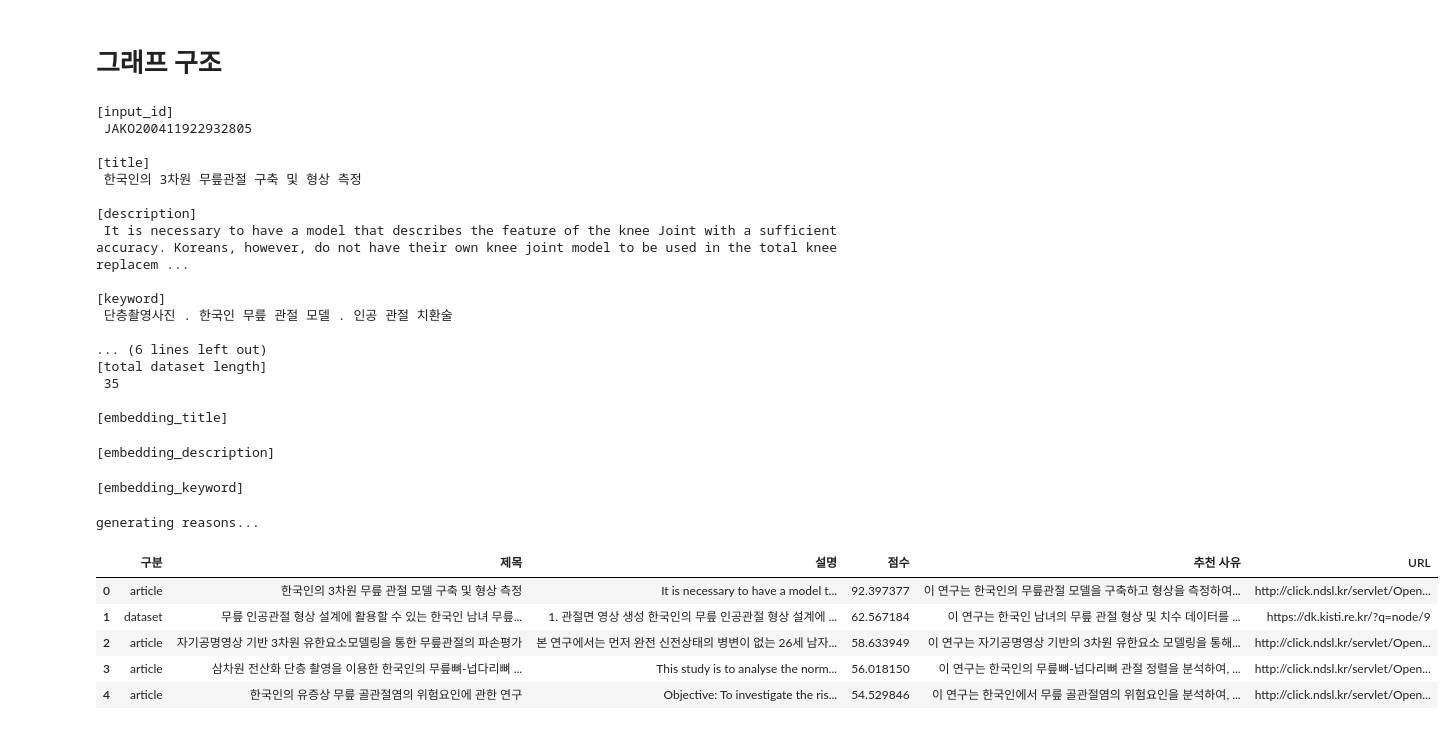
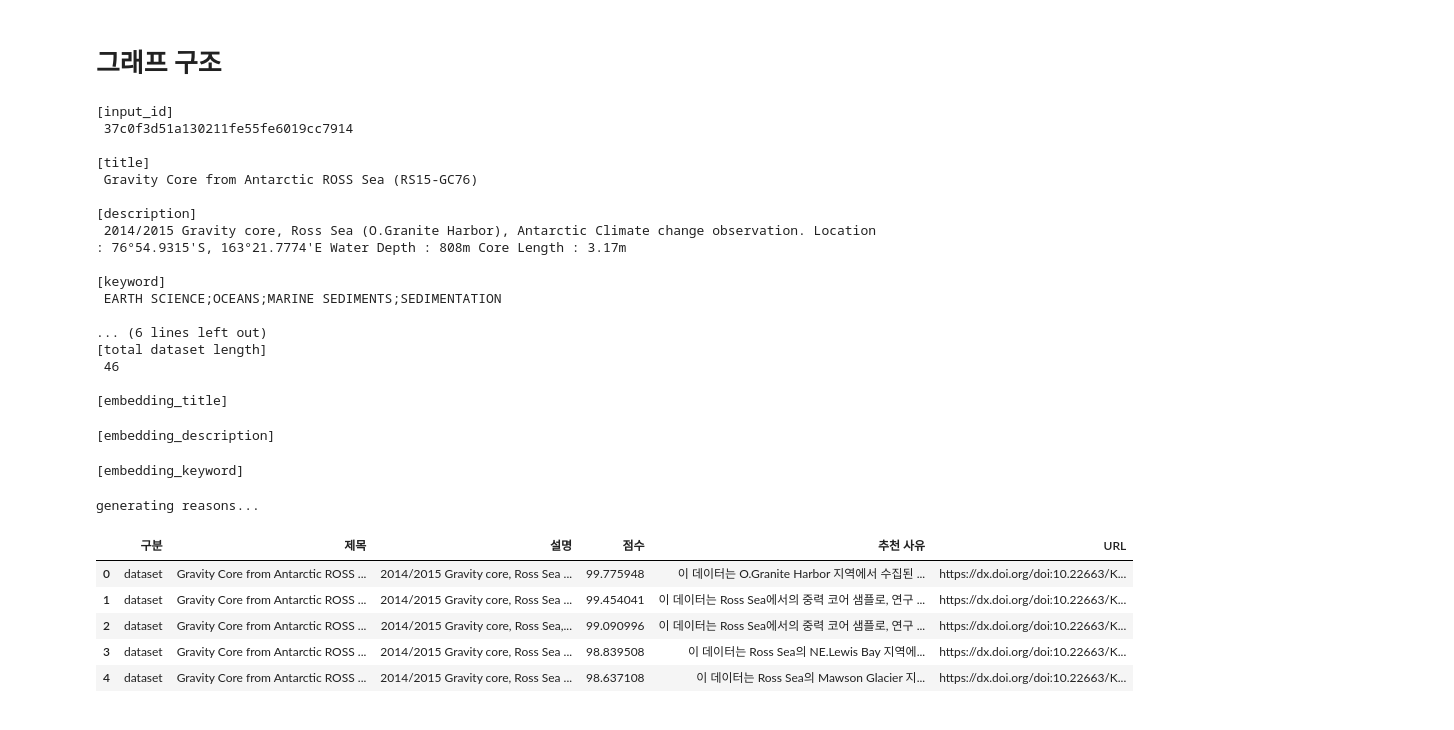
Before and after one commit to semistone97/kisti_recommender, a Jupyter notebook: notebooks/model.ipynb, the cells around one changed output. Drawn from its saved outputs; the diff is of its cells as text; code cells hidden in the pictures.

```diff
--- a/notebooks/model.ipynb
+++ b/notebooks/model.ipynb
@@ -645,44 +662,44 @@ def build_graph():
 
 graph = build_graph()
 # %%
-input_id = 'JAKO200411922932805'
-input_category = 'article'
+# input_id = 'JAKO200411922932805'
+# input_category = 'article'
 
-# input_id = 'b37f0c9413eeb7c45f6fe31cbe3a41ef'
-# input_category = 'dataset'
+input_id = '37c0f3d51a130211fe55fe6019cc7914'
+input_category = 'dataset'
 
 print('[input_id]\n', input_id)
 
 res = graph.invoke({
     'input_id': input_id,
     'input_category': input_category,
 })
 
 display(res['result_df'])
 # %% [output]
 [input_id]
- JAKO200411922932805
+ 37c0f3d51a130211fe55fe6019cc7914
 
 [title]
- 한국인의 3차원 무릎관절 구축 및 형상 측정
+ Gravity Core from Antarctic ROSS Sea (RS15-GC76)
 
 [description]
- It is necessary to have a model that describes the feature of the knee Joint with a sufficient accuracy. Koreans, however, do not have their own knee joint model to be used in the total knee replacem ...
+ 2014/2015 Gravity core, Ross Sea (O.Granite Harbor), Antarctic Climate change observation. Location : 76°54.9315'S, 163°21.7774'E Water Depth : 808m Core Length : 3.17m
 
 [keyword]
- 단층촬영사진 . 한국인 무릎 관절 모델 . 인공 관절 치환술
+ EARTH SCIENCE;OCEANS;MARINE SEDIMENTS;SEDIMENTATION
 
 ... (6 lines left out)
 [total dataset length]
- 35
+ 46
 
 [embedding_title]
 [embedding_description]
 [embedding_keyword]
 generating reasons...
 |  | 구분 | 제목 | 설명 | 점수 | 추천 사유 | URL |
-| 0 | article | 한국인의 3차원 무릎 관절 모델 구축 및 형상 측정 | It is necessary to have a model t... | 92.397377 | 이 연구는 한국인의 무릎관절 모델을 구축하고 형상을 측정하여... | http://click.ndsl.kr/servlet/Open... |
-| 1 | dataset | 무릎 인공관절 형상 설계에 활용할 수 있는 한국인 남녀 무릎... | 1. 관절면 영상 생성 한국인의 무릎 인공관절 형상 설계에 ... | 62.567184 | 이 연구는 한국인 남녀의 무릎 관절 형상 및 치수 데이터를 ... | https://dk.kisti.re.kr/?q=node/9 |
-| 2 | article | 자기공명영상 기반 3차원 유한요소모델링을 통한 무릎관절의 파손평가 | 본 연구에서는 먼저 완전 신전상태의 병변이 없는 26세 남자... | 58.633949 | 이 연구는 자기공명영상 기반의 3차원 유한요소 모델링을 통해... | http://click.ndsl.kr/servlet/Open... |
-| 3 | article | 삼차원 전산화 단층 촬영을 이용한 한국인의 무릎뼈-넙다리뼈 ... | This study is to analyse the norm... | 56.018150 | 이 연구는 한국인의 무릎뼈-넙다리뼈 관절 정렬을 분석하여, ... | http://click.ndsl.kr/servlet/Open... |
-| 4 | article | 한국인의 유증상 무릎 골관절염의 위험요인에 관한 연구 | Objective: To investigate the ris... | 54.529846 | 이 연구는 한국인에서 무릎 골관절염의 위험요인을 분석하여, ... | http://click.ndsl.kr/servlet/Open... |
+| 0 | dataset | Gravity Core from Antarctic ROSS ... | 2014/2015 Gravity core, Ross Sea ... | 99.775948 | 이 데이터는 O.Granite Harbor 지역에서 수집된 ... | https://dx.doi.org/doi:10.22663/K... |
+| 1 | dataset | Gravity Core from Antarctic ROSS ... | 2014/2015 Gravity core, Ross Sea ... | 99.454041 | 이 데이터는 Ross Sea에서의 중력 코어 샘플로, 연구 ... | https://dx.doi.org/doi:10.22663/K... |
+| 2 | dataset | Gravity Core from Antarctic ROSS ... | 2014/2015 Gravity core, Ross Sea,... | 99.090996 | 이 데이터는 Ross Sea에서의 중력 코어 샘플로, 연구 ... | https://dx.doi.org/doi:10.22663/K... |
+| 3 | dataset | Gravity Core from Antarctic ROSS ... | 2014/2015 Gravity core, Ross Sea ... | 98.839508 | 이 데이터는 Ross Sea의 NE.Lewis Bay 지역에... | https://dx.doi.org/doi:10.22663/K... |
+| 4 | dataset | Gravity Core from Antarctic ROSS ... | 2014/2015 Gravity core, Ross Sea ... | 98.637108 | 이 데이터는 Ross Sea의 Mawson Glacier 지... | https://dx.doi.org/doi:10.22663/K... |
```
Also changed, not shown: parts of 1 cell of this notebook, 3 other files.
